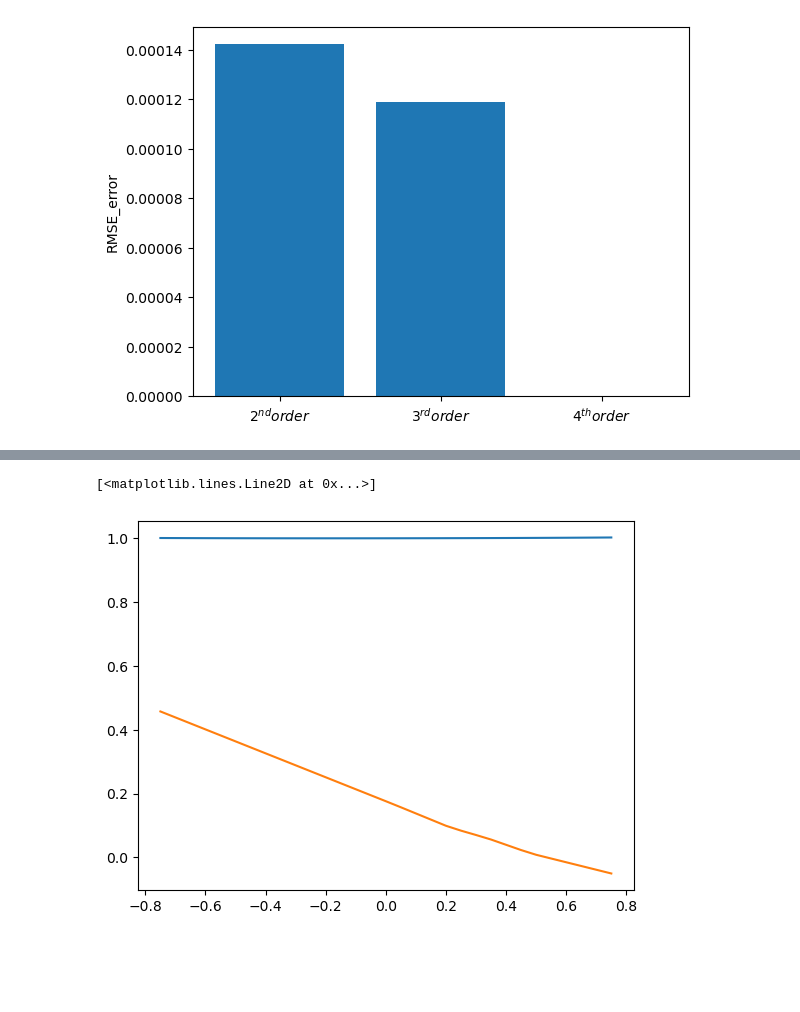
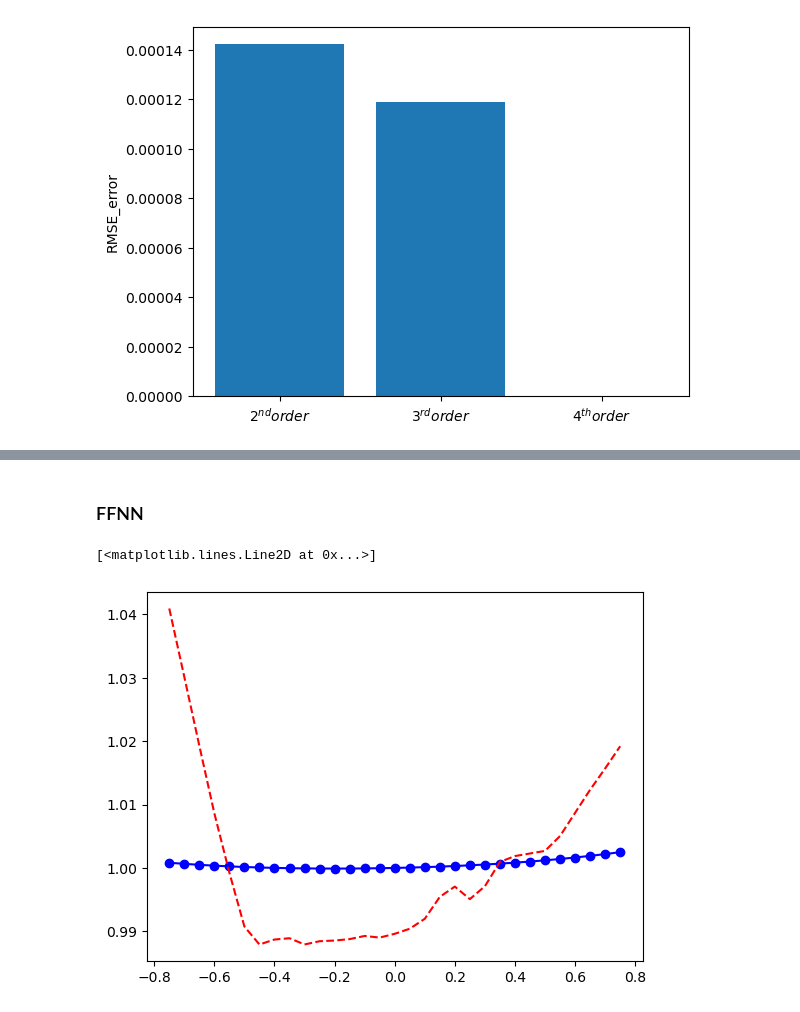
Before and after one commit to piyamure/PHY_Brad, a Jupyter notebook: fit_magtic_field_line.ipynb, the cells around one changed output, grey strips where cells are left out. Saved outputs shown, nothing was run; the diff lists cells and outputs as text; code cells hidden in the pictures; blank space fills up the shorter version.

Commit message:
added simple FFNN code to do fitting

```diff
--- a/fit_magtic_field_line.ipynb
+++ b/fit_magtic_field_line.ipynb
@@ -107,3 +117,5 @@ Text(0, 0.5, 'RMSE_error')
+# %% [markdown]
+### FFNN
 # %%
 # using simple feed forward network
 
@@ -111,19 +123,25 @@ import torch
 import torch.nn as nn
 from torch.optim import SGD
 
+# The feeed forward NN
 class LinearRegressionModel(nn.Module):
-    def __init__(self):
+    def __init__(self,n_hidden =60):
         super().__init__()
-        self.W1 = nn.Linear(1,12)
-        self.W2 = nn.Linear(12,1)
+        self.W1 = nn.Linear(1,n_hidden)
+        self.W2 = nn.Linear(n_hidden,n_hidden)
+        self.W3 = nn.Linear(n_hidden,n_hidden)
+        self.W4 = nn.Linear(n_hidden,1)
         self.R = nn.ReLU()
 
     def forward(self,x):
         x = self.R(self.W1(x))
-        x = self.W2(x)
+        #x = self.R(self.W2(x))
+        #x = self.R(self.W3(x))
+        x = self.W4(x)
         return x
 # %%
-def train_model(x,y,f,n_epochs=50):
+# function to train the model
+def train_model(x,y,f,n_epochs=1000):
     opt = SGD(f.parameters(),lr=0.001)
     L = nn.MSELoss()
 
@@ -140,16 +159,19 @@ def train_model(x,y,f,n_epochs=50):
 x = torch.linspace(-0.75,0.75,N).unsqueeze(dim=1)
 Bz = cf[0]  + cf[1]*x + cf[2]*x**2 + cf[3]*x**3 + cf[4]*x**4
 # %%
-f = LinearRegressionModel()
-f,loss = train_model(x,Bz,f)
+# Initialize the function and train it
+f = LinearRegressionModel(n_hidden=120)
+n_epochs = 5000
+f,loss = train_model(x,Bz,f,n_epochs=n_epochs)
 # %%
+# compare the predicted vs actual field
 Bz_actual = Bz.detach().numpy()
 Bz_predicted = f(x).detach().numpy()
 x_axis = x.detach().numpy()
 
 
-plt.plot(x_axis,Bz_actual)
-plt.plot(x_axis,Bz_predicted)
+plt.plot(x_axis,Bz_actual,'bo-')
+plt.plot(x_axis,Bz_predicted,'r--')
 # %% [output]
 [<matplotlib.lines.Line2D at 0x...>]
-[figure, old version]
+[figure, new version]
```
Also changed, not shown: parts of 12 cells of this notebook.
